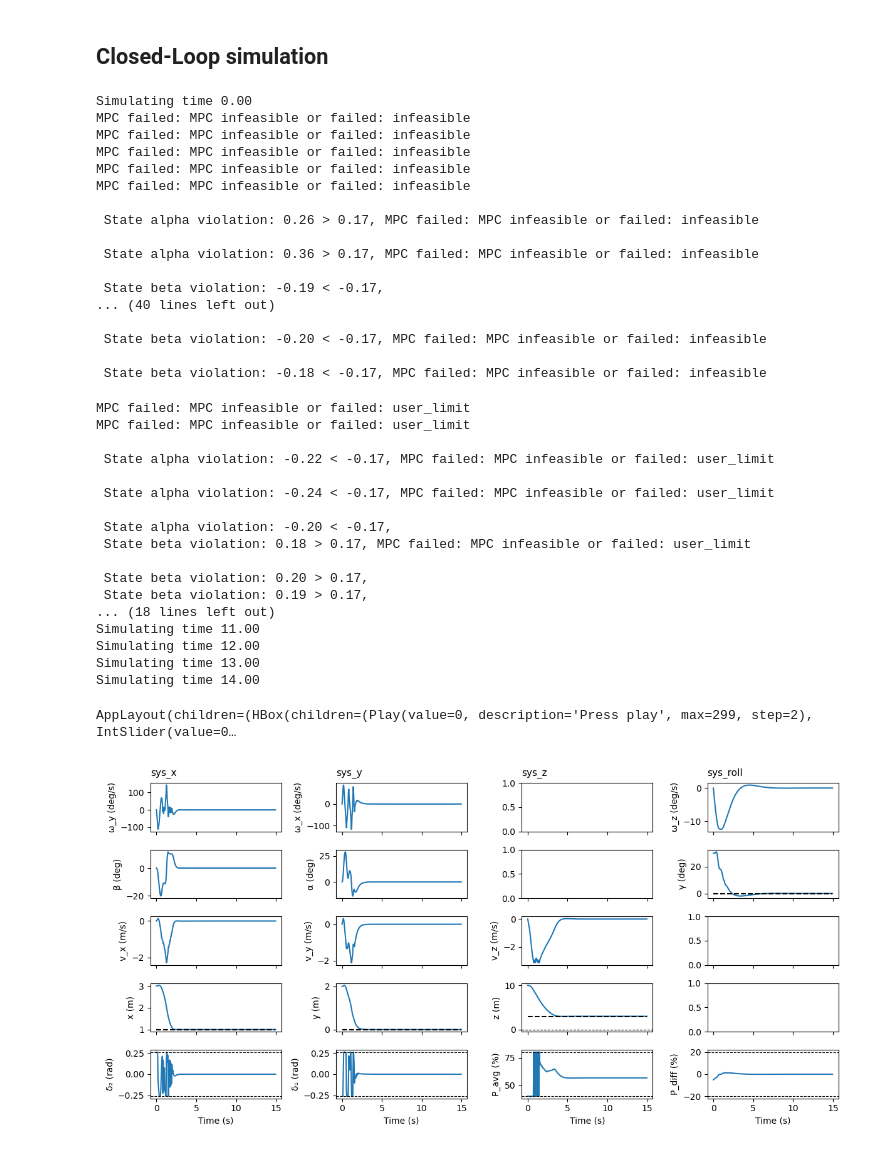
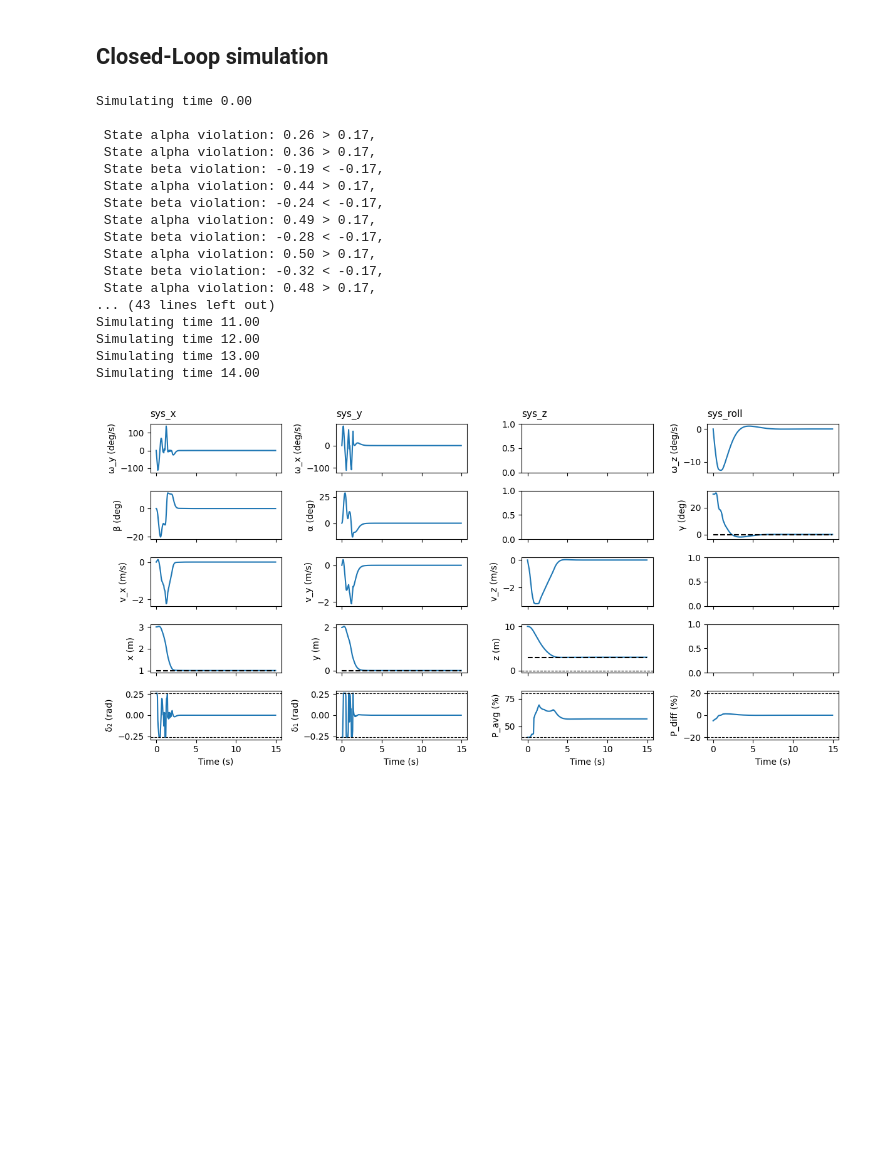
Before and after one commit to yanno27/MPC, a Jupyter notebook: project/Deliverable_6_1_2/Deliverable_6_2.ipynb, the cells around one changed output. Saved outputs shown, nothing was run; the diff lists cells and outputs as text; code cells hidden in the pictures; blank space fills up the shorter version.

```diff
--- a/project/Deliverable_6_1_2/Deliverable_6_2.ipynb
+++ b/project/Deliverable_6_1_2/Deliverable_6_2.ipynb
@@ -76,7 +76,7 @@ print("us = ", us)
 A, B = rocket.linearize(xs, us)
 
 # MPC parameters
-H = 2.5
+H = 4.0
 # Merge four linear mpc
 mpc = MPCLandControl().new_controller(rocket, Ts, H, x_ref=x_ref)
 # %% [output]
@@ -101,42 +99,23 @@ MPC_y setup complete
 ## Closed-Loop simulation
 # %%
 t_cl, x_cl, u_cl, t_ol, x_ol, u_ol = rocket.simulate_land(mpc, sim_time, H, x0)
-vis.animate(t_cl[:-1], x_cl[:,:-1], u_cl, T_ol=t_ol[...,:-1], X_ol=x_ol, U_ol=u_ol)
 plot_static_states_inputs(t_cl[:-1], x_cl[:,:-1], u_cl, xs)
 # %% [output]
 Simulating time 0.00
-MPC failed: MPC infeasible or failed: infeasible
-MPC failed: MPC infeasible or failed: infeasible
-MPC failed: MPC infeasible or failed: infeasible
-MPC failed: MPC infeasible or failed: infeasible
-MPC failed: MPC infeasible or failed: infeasible
 
- State alpha violation: 0.26 > 0.17, MPC failed: MPC infeasible or failed: infeasible
-
- State alpha violation: 0.36 > 0.17, MPC failed: MPC infeasible or failed: infeasible
-
+ State alpha violation: 0.26 > 0.17,
+ State alpha violation: 0.36 > 0.17,
  State beta violation: -0.19 < -0.17,
-... (40 lines left out)
-
- State beta violation: -0.20 < -0.17, MPC failed: MPC infeasible or failed: infeasible
-
- State beta violation: -0.18 < -0.17, MPC failed: MPC infeasible or failed: infeasible
+ State alpha violation: 0.44 > 0.17,
+ State beta violation: -0.24 < -0.17,
+ State alpha violation: 0.49 > 0.17,
+ State beta violation: -0.28 < -0.17,
+ State alpha violation: 0.50 > 0.17,
+ State beta violation: -0.32 < -0.17,
+ State alpha violation: 0.48 > 0.17,
+... (43 lines left out)
+Simulating time 11.00
+Simulating time 12.00
+Simulating time 13.00
+Simulating time 14.00
-MPC failed: MPC infeasible or failed: user_limit
-MPC failed: MPC infeasible or failed: user_limit
-
- State alpha violation: -0.22 < -0.17, MPC failed: MPC infeasible or failed: user_limit
-
- State alpha violation: -0.24 < -0.17, MPC failed: MPC infeasible or failed: user_limit
-
- State alpha violation: -0.20 < -0.17,
- State beta violation: 0.18 > 0.17, MPC failed: MPC infeasible or failed: user_limit
-
- State beta violation: 0.20 > 0.17,
- State beta violation: 0.19 > 0.17,
-... (18 lines left out)
-Simulating time 11.00
-Simulating time 12.00
-Simulating time 13.00
-Simulating time 14.00
-AppLayout(children=(HBox(children=(Play(value=0, description='Press play', max=299, step=2), IntSlider(value=0…
-[figure, old version]
+[figure, new version]
```
Also changed, not shown: parts of 3 cells of this notebook.
